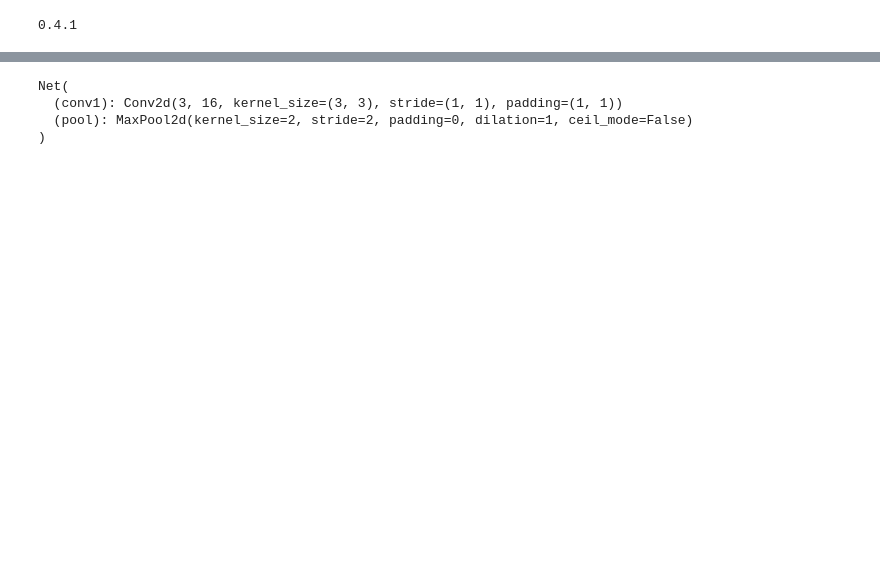
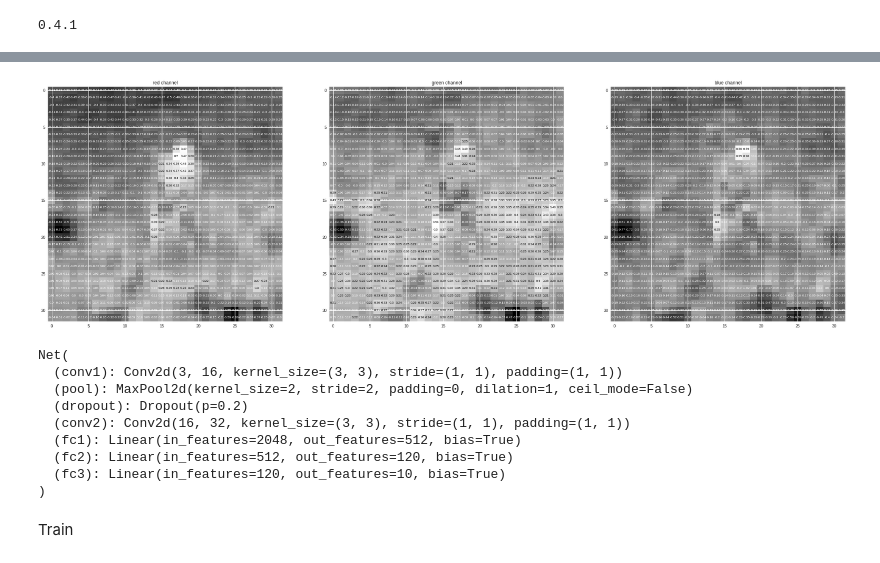
Before and after one commit to nicolaerosca/colab_notebooks, a Jupyter notebook: PyTorch_cnn_cuda.ipynb, the cells around one changed output, grey strips where cells are left out. Drawn from its saved outputs; the diff is of its cells as text; code cells hidden in the pictures; blank space fills up the shorter version.

```diff
--- a/PyTorch_cnn_cuda.ipynb
+++ b/PyTorch_cnn_cuda.ipynb
@@ -81,3 +101,24 @@ def imshow(img):
+# %%
+rgb_img = np.squeeze(images[3])
+channels = ['red channel', 'green channel', 'blue channel']
+
+fig = plt.figure(figsize = (36, 36))
+for idx in np.arange(rgb_img.shape[0]):
+    ax = fig.add_subplot(1, 3, idx + 1)
+    img = rgb_img[idx]
+    ax.imshow(img, cmap='gray')
+    ax.set_title(channels[idx])
+    width, height = img.shape
+    thresh = img.max()/2.5
+    for x in range(width):
+        for y in range(height):
+            val = round(img[x][y],2) if img[x][y] !=0 else 0
+            ax.annotate(str(val), xy=(y,x),
+                    horizontalalignment='center',
+                    verticalalignment='center', size=8,
+                    color='white' if img[x][y]<thresh else 'black')
+# %% [output]
+[figure, added]
 # %%
 import torch.nn as nn
 import torch.nn.functional as F
@@ -86,14 +127,28 @@ import torch.nn.functional as F
 class Net(nn.Module):
     def __init__(self):
         super(Net, self).__init__()
-        # convolutional layer
-        self.conv1 = nn.Conv2d(3, 16, 3, padding=1)
+        # convolutional layer; size (W−F+2P)/S+1
+        self.conv1 = nn.Conv2d(3, 16, 3, padding=1) # (32-3+2)/1+1 = 32 => pool => 16
         # max pooling layer
         self.pool = nn.MaxPool2d(2, 2)
+        self.dropout = nn.Dropout(0.2)
+        self.conv2 = nn.Conv2d(16,32,3, padding=1) # (16-3+2)/1+1 = 16 => pool => 8
+        self.fc1 = nn.Linear(32 * 8 * 8, 512)
+        self.fc2 = nn.Linear(512, 120)
+        self.fc3 = nn.Linear(120, 10)
 
     def forward(self, x):
         # add sequence of convolutional and max pooling layers
         x = self.pool(F.relu(self.conv1(x)))
+#         x = self.dropout(x)
+        x = self.pool(F.relu(self.conv2(x)))
+#         x = self.dropout(x)
+        # flatten
+        x = x.view(-1, 32 * 8 * 8)
+        x = F.relu(self.fc1(x))
+        x = self.dropout(x)
+        x = self.dropout(F.relu(self.fc2(x)))
+        x = self.fc3(x)
         return x
 
 # create a complete CNN
@@ -107,6 +162,11 @@ if torch.cuda.is_available():
 Net(
   (conv1): Conv2d(3, 16, kernel_size=(3, 3), stride=(1, 1), padding=(1, 1))
   (pool): MaxPool2d(kernel_size=2, stride=2, padding=0, dilation=1, ceil_mode=False)
+  (dropout): Dropout(p=0.2)
+  (conv2): Conv2d(16, 32, kernel_size=(3, 3), stride=(1, 1), padding=(1, 1))
+  (fc1): Linear(in_features=2048, out_features=512, bias=True)
+  (fc2): Linear(in_features=512, out_features=120, bias=True)
+  (fc3): Linear(in_features=120, out_features=10, bias=True)
 )
 # %%
 import torch.optim as optim
@@ -118,0 +179,2 @@ optimizer = optim.Adam(model.parameters(), lr=0.02)
+# %% [markdown]
+Train
```
Also changed, not shown: parts of 8 cells of this notebook.
